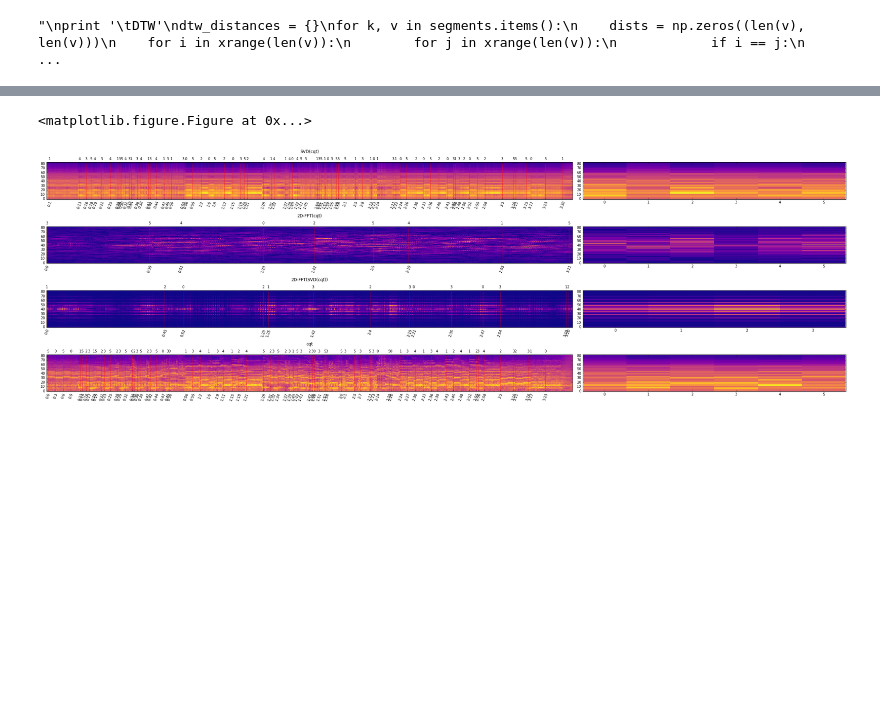
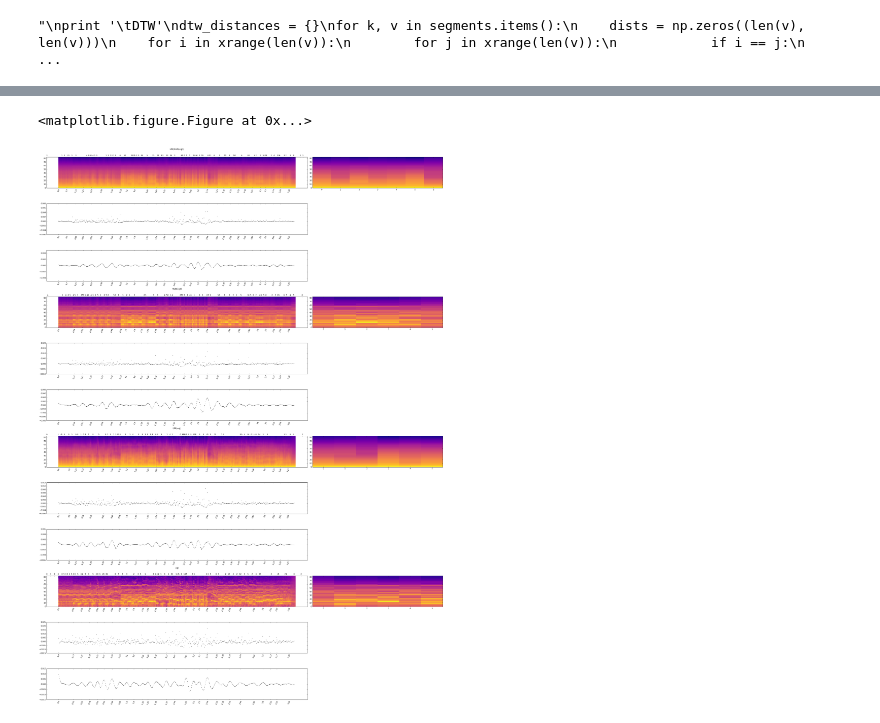
Before and after one commit to rafaelvalle/music_segmentation, a Jupyter notebook: ProjectionExperiments.ipynb, the cells around one changed output, grey strips where cells are left out. Cells and saved outputs as stored; diff of their text form; code cells hidden in the pictures; blank space fills up the shorter version.

```diff
--- a/ProjectionExperiments.ipynb
+++ b/ProjectionExperiments.ipynb
@@ -127,7 +130,7 @@ def compute_segmentation(data, window, step_size, kernel_size, flip=False, detre
                                         window=window,
                                         step_size=step_size),
                          xrange(0, data.shape[1]-(step_size+window*2))))
-
+    """
     d2 = np.array(map(functools.partial(distance_fn,
                                         X=data,
                                         window=window,
@@ -146,9 +149,10 @@ def compute_segmentation(data, window, step_size, kernel_size, flip=False, detre
                                         step_size=step_size*4),
                          xrange(0, data.shape[1]-(step_size*4+window*2))))
 
-    #d1[:len(d2)] = (d1[:len(d2)] + d2)/2
-    #d1[:len(d3)] = (d1[:len(d3)] + d3)/2
-    #d1[:len(d4)] = (d1[:len(d4)] + d4)/2
+    d1[:len(d2)] = (d1[:len(d2)] + d2)/2
+    d1[:len(d3)] = (d1[:len(d3)] + d3)/2
+    d1[:len(d4)] = (d1[:len(d4)] + d4)/2
+    """
 
     distances = d1
     if flip:
@@ -276,7 +281,7 @@ def svd(data, n_singv=0, threshold=0.9, inc_proj=False):
 # %%
 beat_sync = True
 sr = 1
-cutoff = 0.1
+cutoff = .01
 scale=0
 round_to=0
 normalize=0
@@ -284,11 +289,11 @@ flip = False
 
 # set parameters
 if beat_sync:
-    n_fft = 32
-    hop_length = 1
+    n_fft = 4
+    hop_length = 2
     window = 1
     step_size = 1
-    kernel_size = 8
+    kernel_size = 16
 else:
     n_fft = 32
     hop_length = 16
@@ -365,7 +397,7 @@ for k, v in dtw_distances.items():
 # %%
 # clean axes and update data individually
 plt.suptitle(ntpath.basename(file_path))
-fig = plt.figure(figsize=(32, 30))
+fig = plt.figure(figsize=(32, 44))
 gs = mpl.gridspec.GridSpec(len(feats)*3, 2, width_ratios=[16, 8])
 i = 0
 for k, v in feats.items():
@@ -373,27 +405,25 @@ for k, v in feats.items():
     ax_plt.set_title(k, y=1.2)
     if '2D' in k:
         for b in xrange(0, v.shape[2]):
-            ax_plt.imshow(np.hstack(v[:,:,i][:, :, np.newaxis]),
+            ax_plt.imshow(np.hstack(v[:,:,b][:, :, np.newaxis]),
                           interpolation='none',
                           origin='low',
                           aspect='auto',
                           cmap=plt.cm.plasma)
     else:
         # plot feature
-
-        ax_plt.imshow(
-            feats[k],
-            interpolation='none',
-            origin='low',
-            aspect='auto',
-            cmap=plt.cm.plasma)
+        ax_plt.imshow(feats[k],
+                      interpolation='none',
+                      origin='low',
+                      aspect='auto',
+                      cmap=plt.cm.plasma)
 #    for p in peaks[k]:
 #        ax_plt.axvline(p, color='k', linestyle='--', alpha=0.5)
 #    ax_plt.set_xticks(peaks[k])
 #    ax_plt.set_xticklabels(beat_times_str[changes], rotation=70)
 
     # plot clustering on raw feature
-    changes = np.hstack(([True], clustering[k][1][:-1] != clustering[k][1][1:]))
+    changes = np.hstack((clustering[k][1][:-1] != clustering[k][1][1:]))
 
     for c in xrange(changes.shape[0]-1):
         if changes[c] and changes[c+1]:
@@ -405,10 +435,11 @@ for k, v in feats.items():
             if clustering[k][1][c] == cur_label:
                 changes[c] = False
             cur_label = clustering[k][1][c]
-
+    """
     for c in xrange(changes.shape[0]):
         if changes[c]:
             ax_plt.axvline(c, color='r', alpha=0.5)
+    """
 
     ax_plt.set_xticks(np.argwhere(changes)[:,0])
     ax_plt.set_xticklabels(beat_times_str[np.argwhere(changes)[:,0]], rotation=70)
@@ -422,41 +453,41 @@ for k, v in feats.items():
     # plot clusters
     ax = fig.add_subplot(gs[i, 1])
     if '2D' in k:
         clusters = clustering[k][0].reshape(clustering[k][0].shape[0], v.shape[1], v.shape[2])
         for b in xrange(0, clusters.shape[2]):
-            ax.imshow(np.hstack(clusters[:,:,i][:, :, np.newaxis]),
+            ax.imshow(np.hstack(clusters[:,:,b][:, :, np.newaxis]),
                       interpolation='none',
                       origin='low',
                       aspect='auto',
                       cmap=plt.cm.plasma)
     else:
         ax.imshow(
             clustering[k][0].T,
             interpolation='none',
             origin='low',
             aspect='auto',
             cmap=plt.cm.plasma)
     ax.set_xticks(clustering[k][2])
     ax.set_xticklabels(xrange(max(clustering[k][1])+2))
-    """
+
     # plot distance funcs
     ax = fig.add_subplot(gs[i+1, 0], sharex=ax_plt)
-    ax.plot(distances[k])
-    for p in peaks[k]:
-        ax.axvline(p, color='k', linestyle='--', alpha=0.5)
+    ax.scatter(xrange(len(distances[k])), distances[k], s=1)
+    #for p in peaks[k]:
+    #    ax.axvline(p, color='k', linestyle='--', alpha=0.5)
     ax.set_xticks(peaks[k])
     ax.set_xticklabels(beat_times_str[peaks[k]], rotation=70)
 
     ax = fig.add_subplot(gs[i+2, 0], sharex=ax_plt)
-    ax.plot(distances_filtered[k])
-    for p in peaks[k]:
-        ax.axvline(p, color='k', linestyle='--', alpha=0.5)
+    ax.scatter(xrange(len(distances_filtered[k])), distances_filtered[k], s=1)
+    #for p in peaks[k]:
+    #    ax.axvline(p, color='k', linestyle='--', alpha=0.5)
     ax.set_xticks(peaks[k])
     ax.set_xticklabels(beat_times_str[peaks[k]], rotation=70)
-    """
-    i+=1
+
+    i+=3
 
 plt.tight_layout()
 # %% [output]
 <matplotlib.figure.Figure at 0x...>
-[figure, old version]
+[figure, new version]
```
Also changed, not shown: parts of 9 cells of this notebook.
